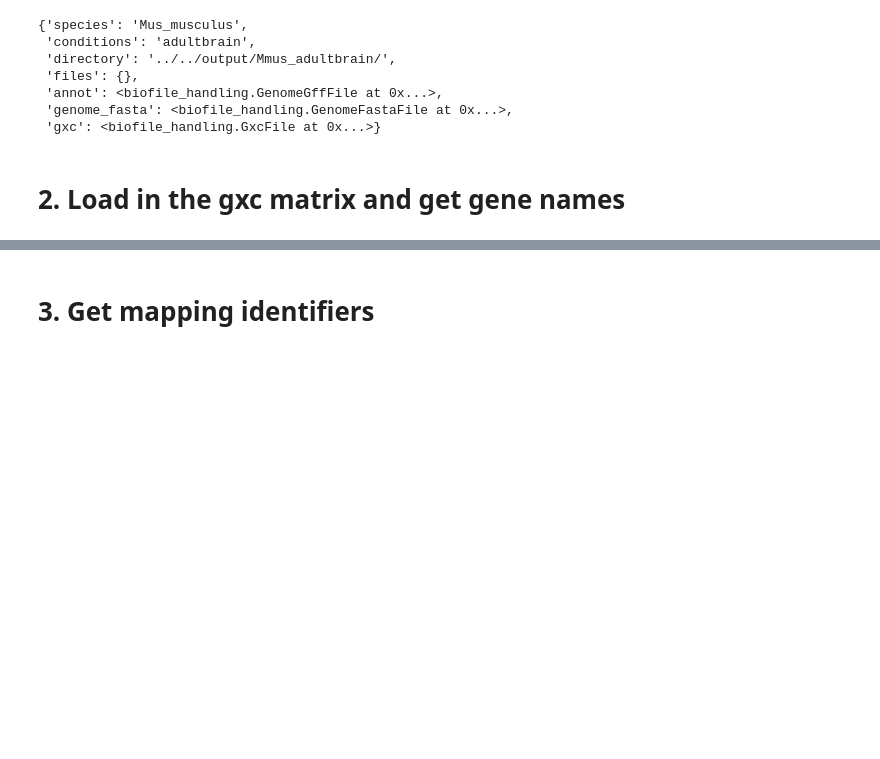
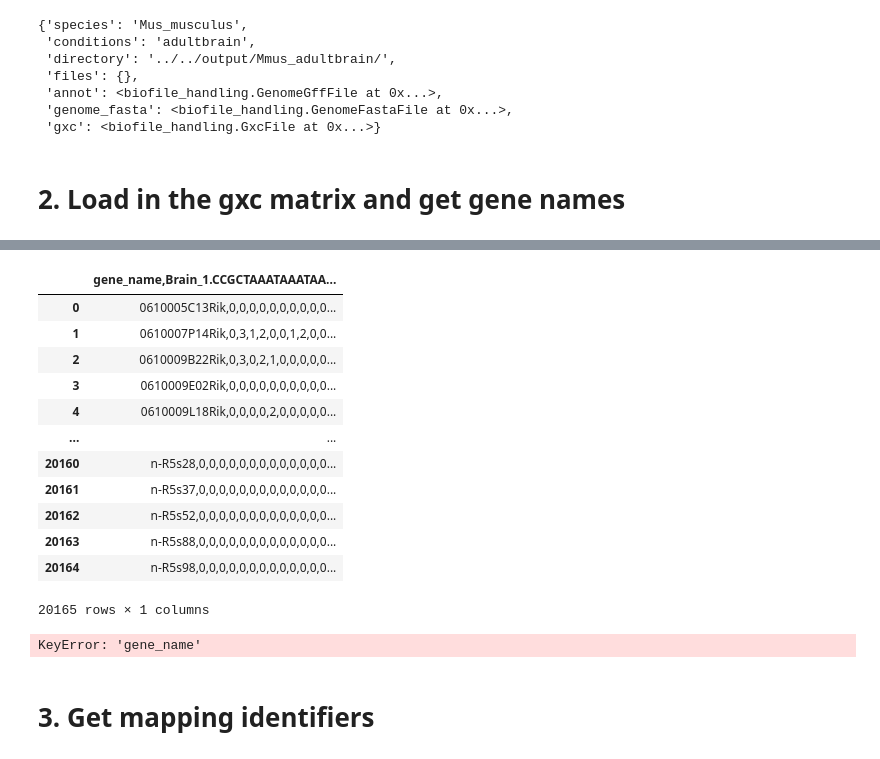
Before and after one commit to Arcadia-Science/glial-origins, a Jupyter notebook: notebooks/Mmus_adultbrain/1_Mmus_adultbrain_downloading.ipynb, the cells around one changed output, grey strips where cells are left out. Cells and saved outputs as stored; diff of their text form; code cells hidden in the pictures; blank space fills up the shorter version.

Commit message:
updated to coerce gxc file into friendly format for downstream scripts

```diff
--- a/notebooks/Mmus_adultbrain/1_Mmus_adultbrain_downloading.ipynb
+++ b/notebooks/Mmus_adultbrain/1_Mmus_adultbrain_downloading.ipynb
@@ -144,3 +112,42 @@ display(gxc_genes_list)
+# %%
+### Exception: Must coerce data gxc matrix into common format ###
+
+if 'coerced' not in sample_Docket.gxc.path:
+    genes_matrix = pd.read_csv(sample_Docket.gxc.path, sep = ' ')
+
+    genes_matrix.insert(0, 'gene_name', genes_matrix.index)
+    genes_matrix.reset_index(inplace = True, drop = True)
+    display(genes_matrix)
+
+    new_matrix = copy.deepcopy(sample_Docket.gxc)
+    new_matrix.filename = sample_Docket.gxc.filename.replace('.txt', '_coerced.txt')
+    new_matrix.path = new_matrix.directory + new_matrix.filename
+
+    genes_matrix.to_csv(new_matrix.path, index = None, sep = '\t')
+    sample_Docket.gxc = new_matrix
+else:
+    genes_matrix = pd.read_csv(sample_Docket.gxc.path, sep = '\t')
+    display(genes_matrix)
+
+#################################################################
+
+gxc_genes_list = pd.DataFrame({'gene_name':genes_matrix['gene_name']})
+display(gxc_genes_list)
+# %% [output]
+|  | gene_name,Brain_1.CCGCTAAATAAATAA... |
+| 0 | 0610005C13Rik,0,0,0,0,0,0,0,0,0,0... |
+| 1 | 0610007P14Rik,0,3,1,2,0,0,1,2,0,0... |
+| 2 | 0610009B22Rik,0,3,0,2,1,0,0,0,0,0... |
+| 3 | 0610009E02Rik,0,0,0,0,0,0,0,0,0,0... |
+| 4 | 0610009L18Rik,0,0,0,0,2,0,0,0,0,0... |
+| ... | ... |
+| 20160 | n-R5s28,0,0,0,0,0,0,0,0,0,0,0,0,0... |
+| 20161 | n-R5s37,0,0,0,0,0,0,0,0,0,0,0,0,0... |
+| 20162 | n-R5s52,0,0,0,0,0,0,0,0,0,0,0,0,0... |
+| 20163 | n-R5s88,0,0,0,0,0,0,0,0,0,0,0,0,0... |
+| 20164 | n-R5s98,0,0,0,0,0,0,0,0,0,0,0,0,0... |
+20165 rows × 1 columns
+KeyError: 'gene_name'
 # %% [markdown]
 # 3. Get mapping identifiers
 # %%
```
Also changed, not shown: parts of 3 cells of this notebook.
